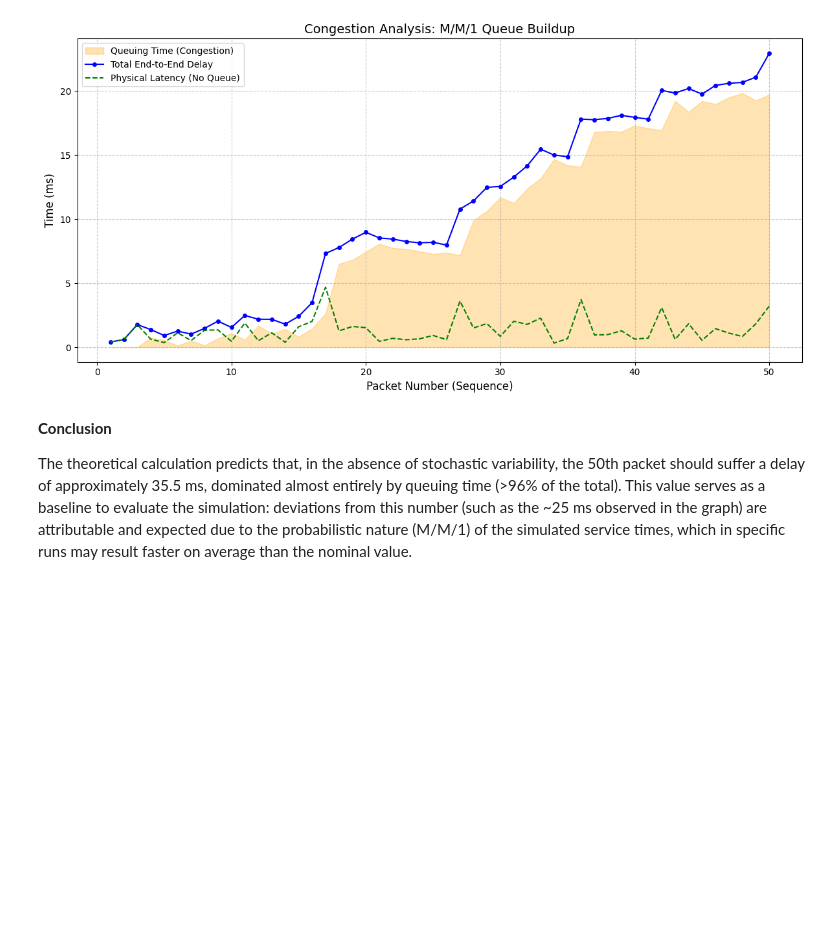
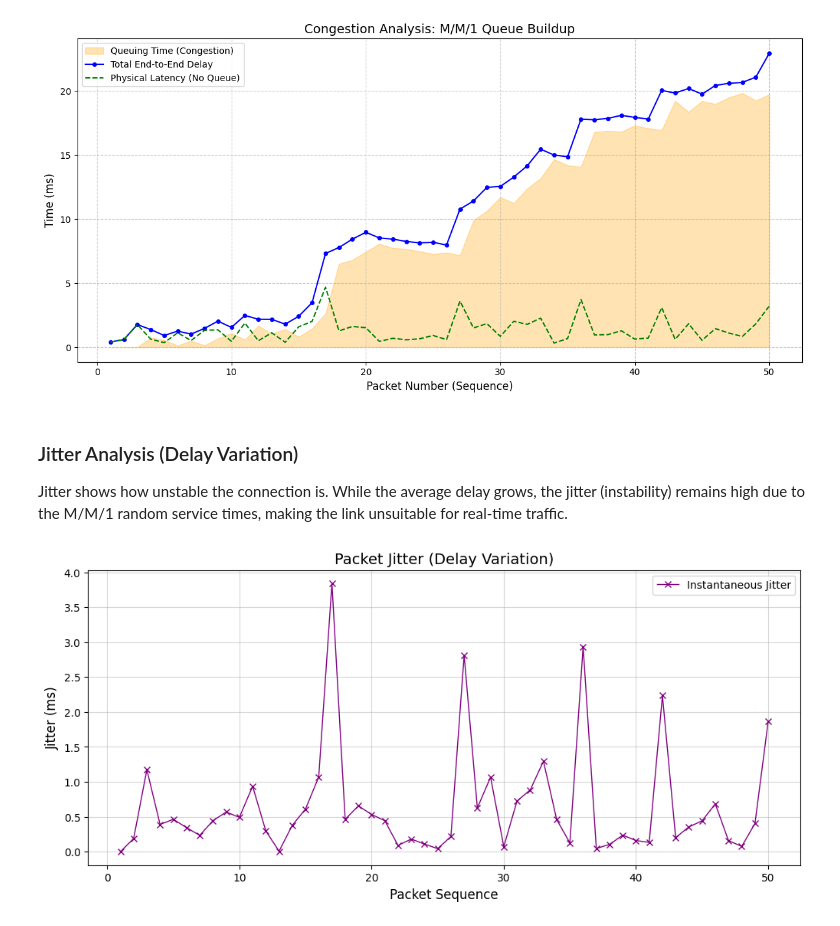
Before and after one commit to DadeOrsu/eclypse-plus-net, a Jupyter notebook: NetworkExtension/demo.ipynb, the cells around one changed output. Saved outputs shown, nothing was run; the diff lists cells and outputs as text; code cells hidden in the pictures; blank space fills up the shorter version.

Commit message:
Added few plots for analysis.

```diff
--- a/NetworkExtension/demo.ipynb
+++ b/NetworkExtension/demo.ipynb
@@ -199,7 +199,20 @@ plt.tight_layout()
 plt.show()
 # %% [output]
 [figure]
-# %% [markdown]
-**Conclusion**
-
-The theoretical calculation predicts that, in the absence of stochastic variability, the 50th packet should suffer a delay of approximately 35.5 ms, dominated almost entirely by queuing time (>96% of the total). This value serves as a baseline to evaluate the simulation: deviations from this number (such as the ~25 ms observed in the graph) are attributable and expected due to the probabilistic nature (M/M/1) of the simulated service times, which in specific runs may result faster on average than the nominal value.
+# %% [markdown]
+### Jitter Analysis (Delay Variation)
+Jitter shows how unstable the connection is. While the average delay grows, the jitter (instability) remains high due to the M/M/1 random service times, making the link unsuitable for real-time traffic.
+# %%
+# Jitter is calculated as the absolute difference between consecutive delays
+df['Jitter_ms'] = df['Total_Delay_ms'].diff().abs().fillna(0)
+
+plt.figure(figsize=(12, 5))
+plt.plot(df['Packet_ID'], df['Jitter_ms'], color='purple', marker='x', linestyle='-', linewidth=1, label="Instantaneous Jitter")
+plt.title("Packet Jitter (Delay Variation)", fontsize=14)
+plt.xlabel("Packet Sequence", fontsize=12)
+plt.ylabel("Jitter (ms)", fontsize=12)
+plt.grid(True, alpha=0.5)
+plt.legend()
+plt.show()
+# %% [output]
+[figure, added]
```
Also changed, not shown: parts of 5 cells of this notebook.
